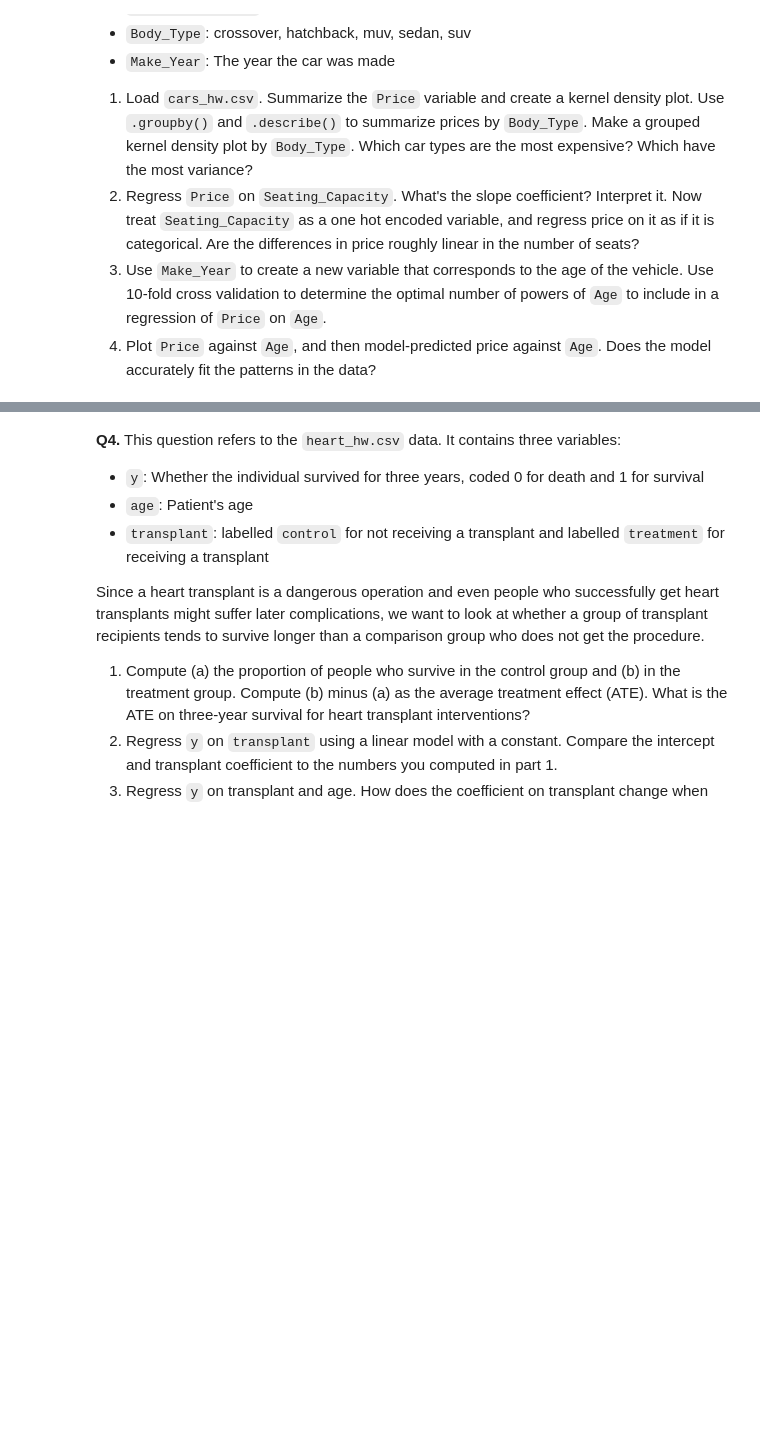
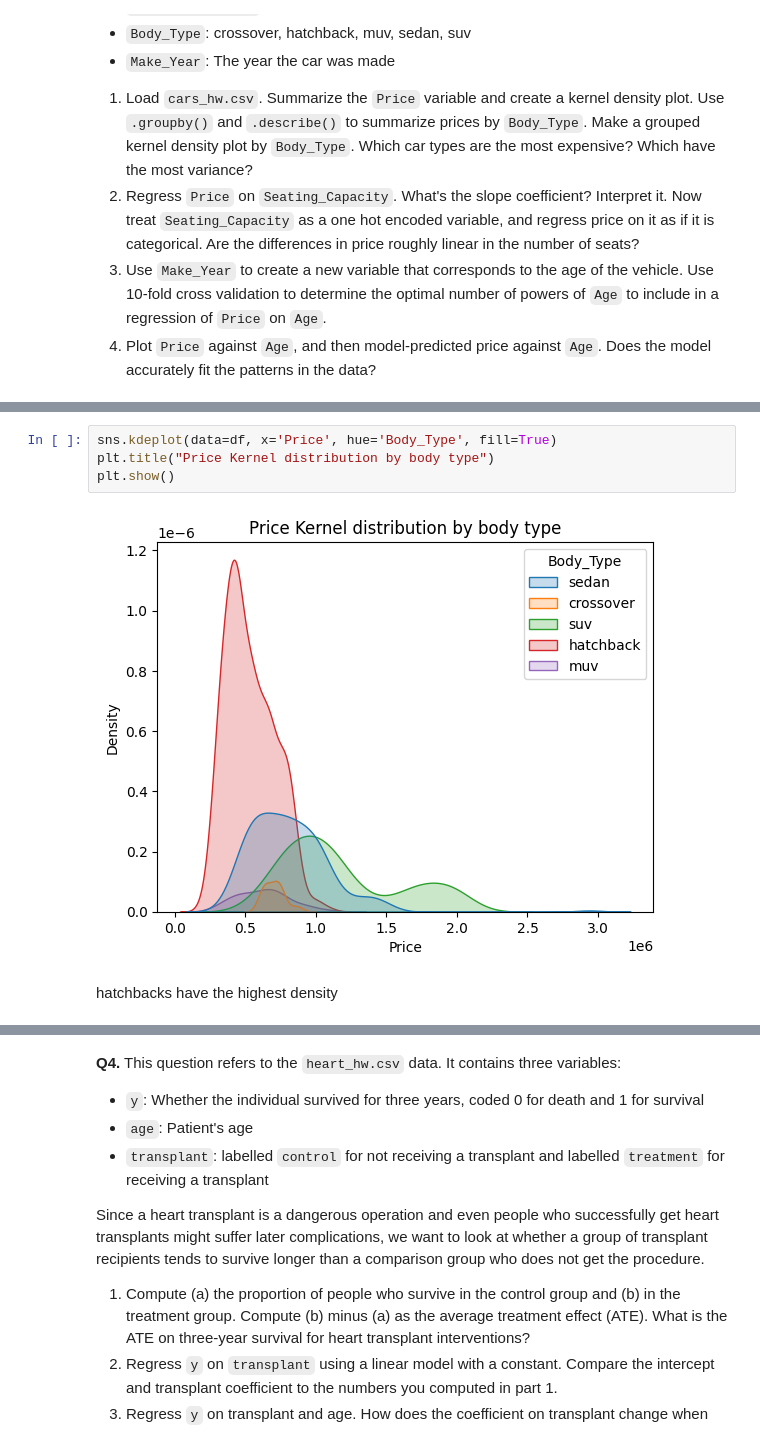
Before and after one commit to SafaaMahbub/undergrad_ml_assignments, a Jupyter notebook: 03_assignment_linear_models.ipynb, the cells around one changed output, grey strips where cells are left out. Saved outputs shown, nothing was run; the diff lists cells and outputs as text; blank space fills up the shorter version.

```diff
--- a/03_assignment_linear_models.ipynb
+++ b/03_assignment_linear_models.ipynb
@@ -185,0 +233,8 @@ the slopes are not the same across the boroughs and Manhatten seeems to have muc
+# %%
+sns.kdeplot(data=df, x='Price', hue='Body_Type', fill=True)
+plt.title("Price Kernel distribution by body type")
+plt.show()
+# %% [output]
+[figure, added]
+# %% [markdown]
+hatchbacks have the highest density
```
Also changed, not shown: parts of 9 cells of this notebook.
